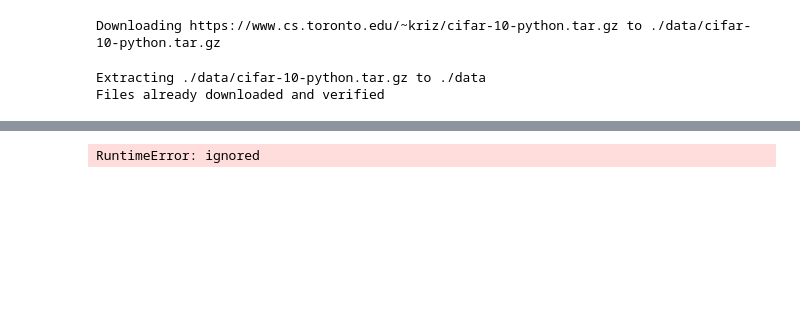
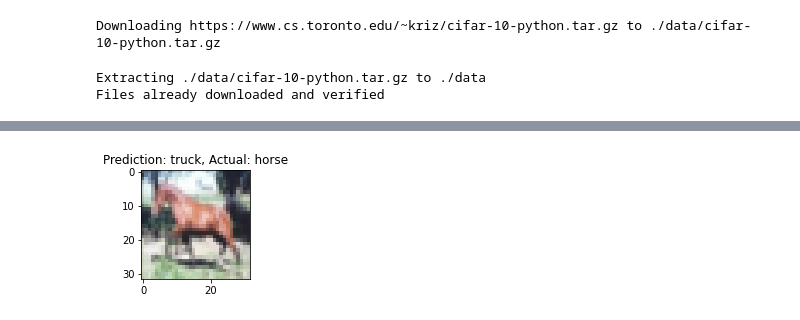
Before and after one commit to swarajnanda2021/ViT_original, a Jupyter notebook: ViT_colab_dataAug.ipynb, the cells around one changed output, grey strips where cells are left out. Saved outputs shown, nothing was run; the diff lists cells and outputs as text; code cells hidden in the pictures; blank space fills up the shorter version.

```diff
--- a/ViT_colab_dataAug.ipynb
+++ b/ViT_colab_dataAug.ipynb
@@ -530,34 +540,35 @@ def augment_image(img):
 
     # Random Flipping
     flip_dir = torch.randint(2, (1,)).item()
     if flip_dir == 0:
         img = torch.flip(img, [2]) # flip horizontally
     else:
         img = torch.flip(img, [1]) # flip vertically
 
 
     return img
 
 
 # class names
 class_names = ['airplane', 'automobile', 'bird', 'cat', 'deer', 'dog', 'frog', 'horse', 'ship', 'truck']
 def pred2label(pred):
     return class_names[pred]
 
 
 def show_example():
-    imgs,yb = get_batch('train')
-    imgs = [augment_image(img) for img in imgs]
-    xb = torch.stack(imgs)
+    imgs,yb = get_batch('test')
+    #imgs = [augment_image(img) for img in imgs]
+    #xb = torch.stack(imgs)
+    xb = imgs
     logits = model(xb)
     pred = torch.argmax(logits, dim = 1)
     plt.figure(figsize=(2,2))
     plt.imshow(xb[0].cpu().numpy().transpose(1,2,0).astype('uint8'))
     # Plot the attention weights as a heatmap
     #sns.heatmap(weights, cmap="YlGnBu")
     plt.title(f'Prediction: {class_names[pred[0].item()]}, Actual: {class_names[yb[0].item()]}')
     plt.show()
 
 show_example()
 # %% [output]
-RuntimeError: ignored
+[figure, added]
```
Also changed, not shown: parts of 2 cells of this notebook.
